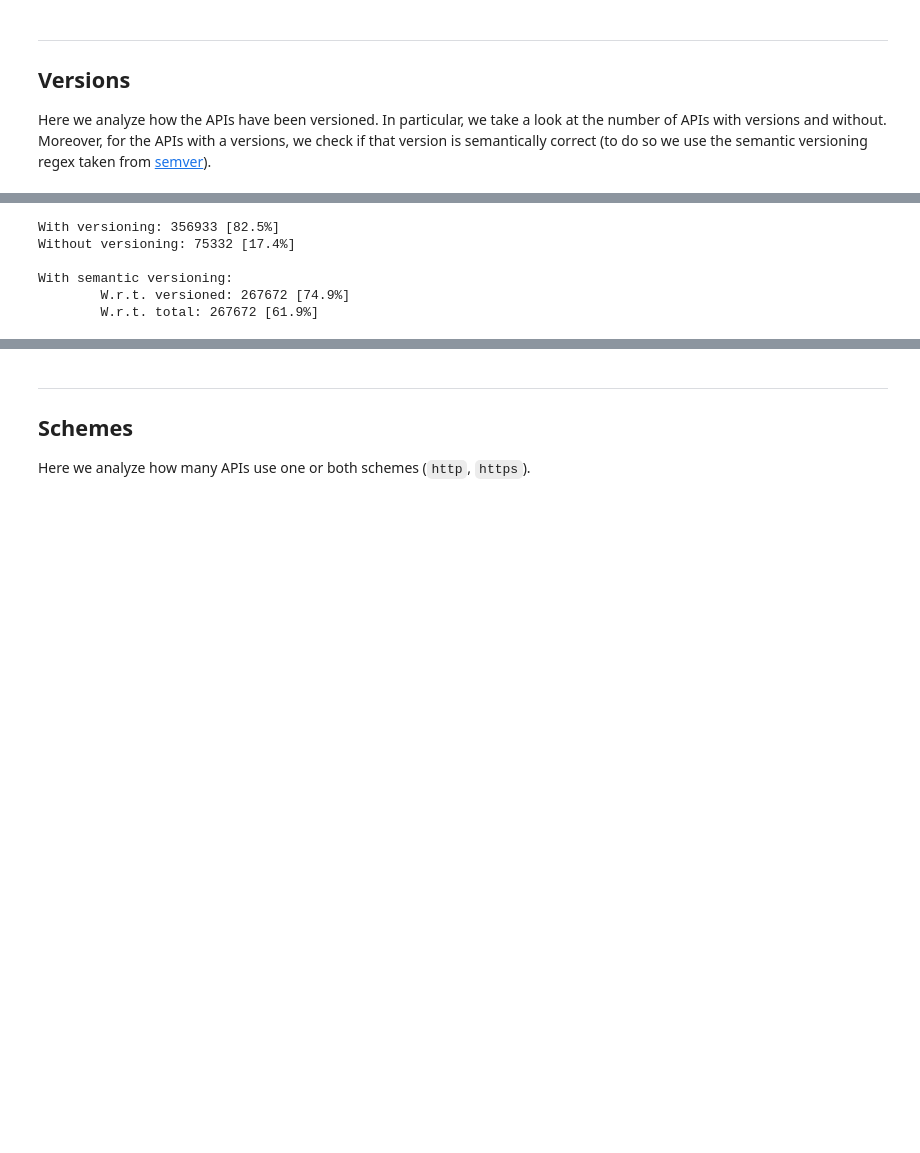
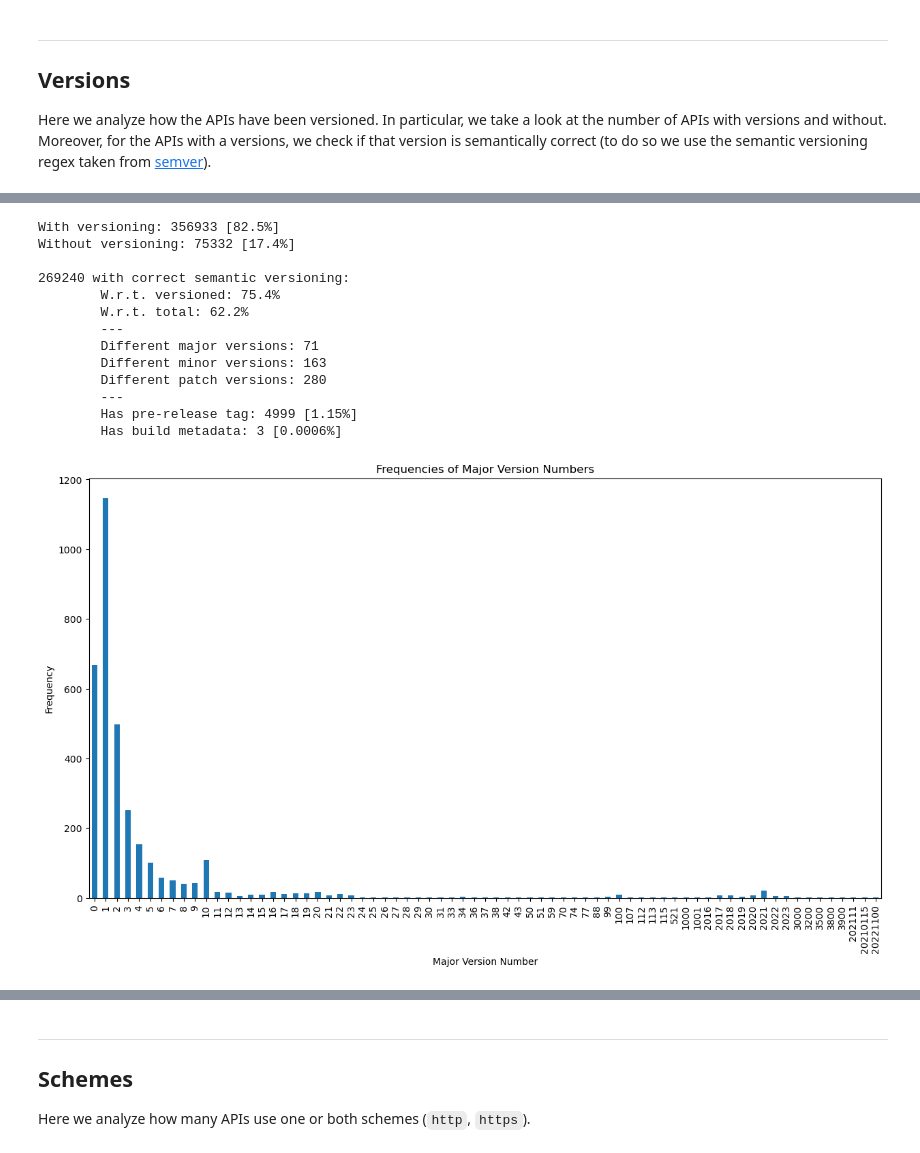
Before and after one commit to APIScout/research, a Jupyter notebook: notebooks/statistics.ipynb, the cells around one changed output, grey strips where cells are left out. Cells and saved outputs as stored; diff of their text form; code cells hidden in the pictures; blank space fills up the shorter version.

```diff
--- a/notebooks/statistics.ipynb
+++ b/notebooks/statistics.ipynb
@@ -18,4 +21,11 @@ Here we analyze how the APIs have been versioned. In particular, we take a look
 # %%
-versions = pd.DataFrame(list(swagger.aggregate(
-    [{ '$group': { '_id': '$_API_spec.info.version', 'count': { '$sum': 1 } } }]
-)))
+versions = pd.DataFrame(list(swagger.aggregate([{ '$group': { '_id': '$_API_spec.info.version', 'count': { '$sum': 1 } } }])))
+
+versions['cleaned'] = versions.apply(lambda el: str(el['_id']) if str(el['_id'])[0].lower() != 'v' else str(el['_id'])[1:], axis=1)
+versions['major'] = versions.apply(lambda el: int(re.match(semantic_versioning_regex, el['cleaned'])['major']) if re.match(semantic_versioning_regex, el['cleaned']) is not None else None, axis=1)
+versions['minor'] = versions.apply(lambda el: int(re.match(semantic_versioning_regex, el['cleaned'])['minor']) if re.match(semantic_versioning_regex, el['cleaned']) is not None else None, axis=1)
+versions['patch'] = versions.apply(lambda el: int(re.match(semantic_versioning_regex, el['cleaned'])['patch']) if re.match(semantic_versioning_regex, el['cleaned']) is not None else None, axis=1)
+versions['prerelease'] = versions.apply(lambda el: str(re.match(semantic_versioning_regex, el['cleaned'])['prerelease']) if re.match(semantic_versioning_regex, el['cleaned']) is not None else None, axis=1)
+versions['buildmetadata'] = versions.apply(lambda el: str(re.match(semantic_versioning_regex, el['cleaned'])['buildmetadata']) if re.match(semantic_versioning_regex, el['cleaned']) is not None else None, axis=1)
+
+versions
@@ -32,13 +53,38 @@ total_length = versions['count'].sum()
 # %%
 print(f'With versioning: {version} [{str(version / total_length * 100)[:4]}%]')
 print(f'Without versioning: {no_version} [{str(no_version / total_length * 100)[:4]}%]\n')
-print(f'With semantic versioning:')
-print(f'\tW.r.t. versioned: {versioned_correctly} [{str(versioned_correctly * 100 / version)[:4]}%]')
-print(f'\tW.r.t. total: {versioned_correctly} [{str(versioned_correctly / total_length * 100)[:4]}%]')
+print(f'{versioned_correctly} with correct semantic versioning:')
+print(f'\tW.r.t. versioned: {str(versioned_correctly * 100 / version)[:4]}%')
+print(f'\tW.r.t. total: {str(versioned_correctly / total_length * 100)[:4]}%')
+print(f'\t---')
+print(f'\tDifferent major versions: {versions.groupby(by="major").size().count()}')
+print(f'\tDifferent minor versions: {versions.groupby(by="minor").size().count()}')
+print(f'\tDifferent patch versions: {versions.groupby(by="patch").size().count()}')
+print(f'\t---')
+print(f'\tHas pre-release tag: {has_prerelease} [{str(has_prerelease / total_length * 100)[:4]}%]')
+print(f'\tHas build metadata: {has_buildmetadata} [{str(has_buildmetadata / total_length * 100)[:6]}%]')
 # %% [output]
 With versioning: 356933 [82.5%]
 Without versioning: 75332 [17.4%]
 
-With semantic versioning:
-        W.r.t. versioned: 267672 [74.9%]
-        W.r.t. total: 267672 [61.9%]
+269240 with correct semantic versioning:
+        W.r.t. versioned: 75.4%
+        W.r.t. total: 62.2%
+        ---
+        Different major versions: 71
+        Different minor versions: 163
+        Different patch versions: 280
+        ---
+        Has pre-release tag: 4999 [1.15%]
+        Has build metadata: 3 [0.0006%]
+# %%
+plt.figure(figsize=(15, 8))
+major = versions[versions['major'].notna()].groupby(by=['major']).size()
+major.index = major.index.astype('int')
+major.plot(kind='bar')
+plt.xlabel('Major Version Number')
+plt.ylabel('Frequency')
+plt.title('Frequencies of Major Version Numbers')
+plt.show()
+# %% [output]
+[figure, added]
```
Also changed, not shown: parts of 7 cells of this notebook, 4 other files.
